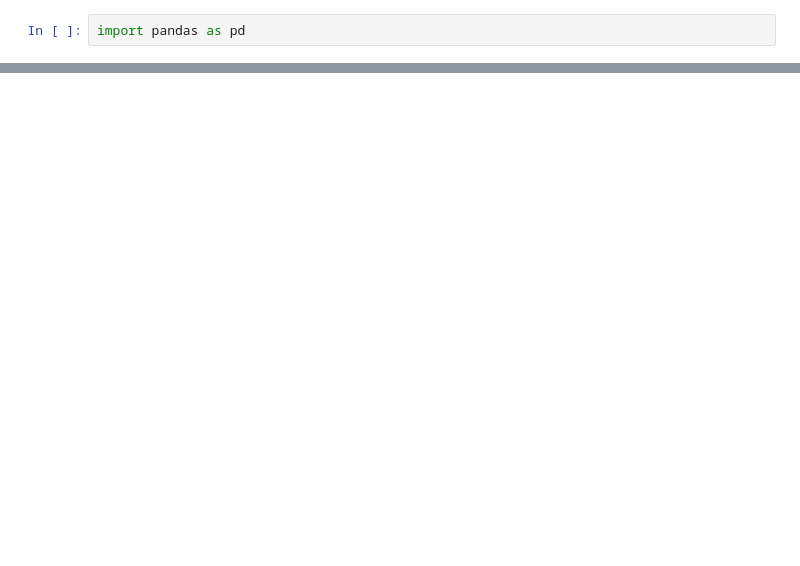
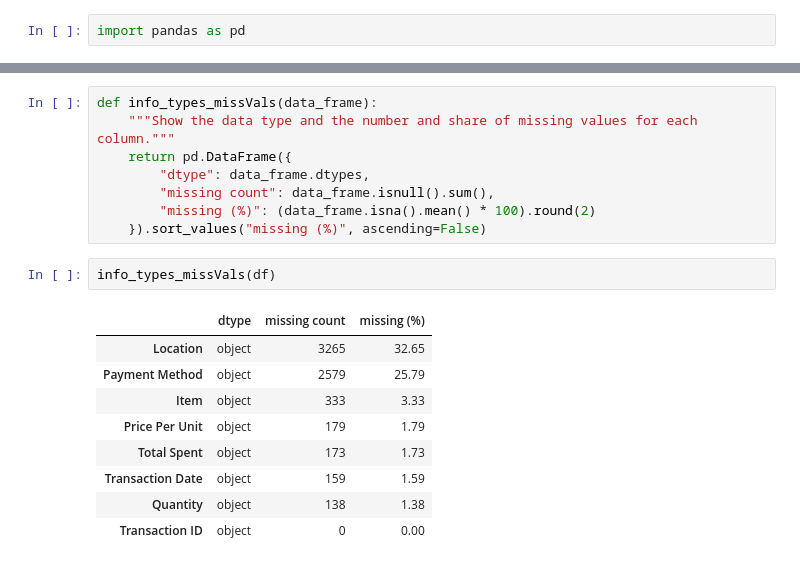
Before and after one commit to Alister44/Cafe_Sales_Analysis, a Jupyter notebook: data_cleaning.ipynb, the cells around one changed output, grey strips where cells are left out. Saved outputs shown, nothing was run; the diff lists cells and outputs as text; blank space fills up the shorter version.

```diff
--- a/data_cleaning.ipynb
+++ b/data_cleaning.ipynb
@@ -11,0 +40,20 @@ HTTPError: HTTP Error 404: Not Found
+# %%
+def info_types_missVals(data_frame):
+    """Show the data type and the number and share of missing values for each column."""
+    return pd.DataFrame({
+        "dtype": data_frame.dtypes,
+        "missing count": data_frame.isnull().sum(),
+        "missing (%)": (data_frame.isna().mean() * 100).round(2)
+    }).sort_values("missing (%)", ascending=False)
+# %%
+info_types_missVals(df)
+# %% [output]
+|  | dtype | missing count | missing (%) |
+| Location | object | 3265 | 32.65 |
+| Payment Method | object | 2579 | 25.79 |
+| Item | object | 333 | 3.33 |
+| Price Per Unit | object | 179 | 1.79 |
+| Total Spent | object | 173 | 1.73 |
+| Transaction Date | object | 159 | 1.59 |
+| Quantity | object | 138 | 1.38 |
+| Transaction ID | object | 0 | 0.00 |
```
Also changed, not shown: parts of 13 cells of this notebook.
